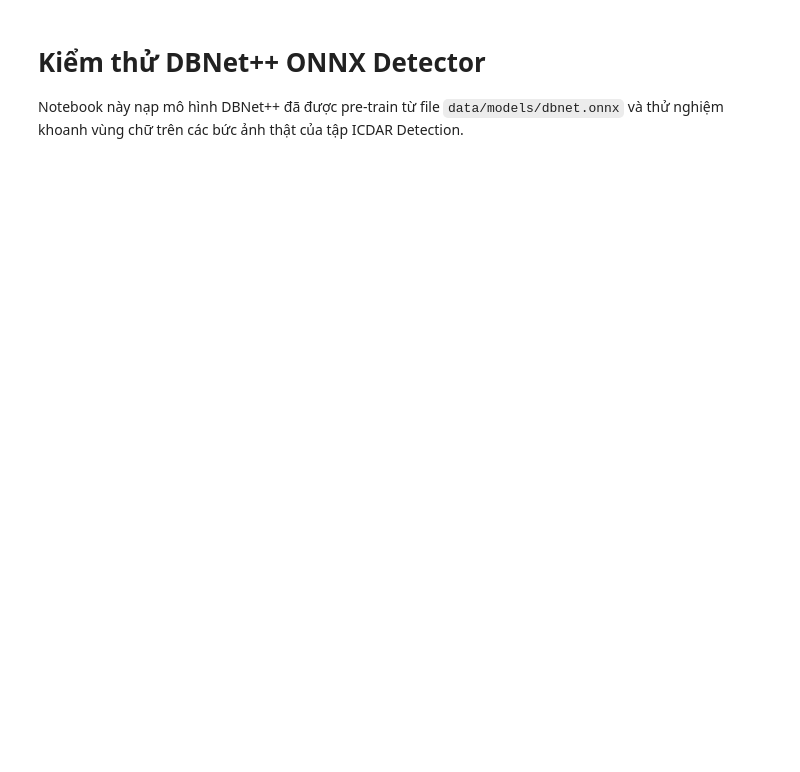
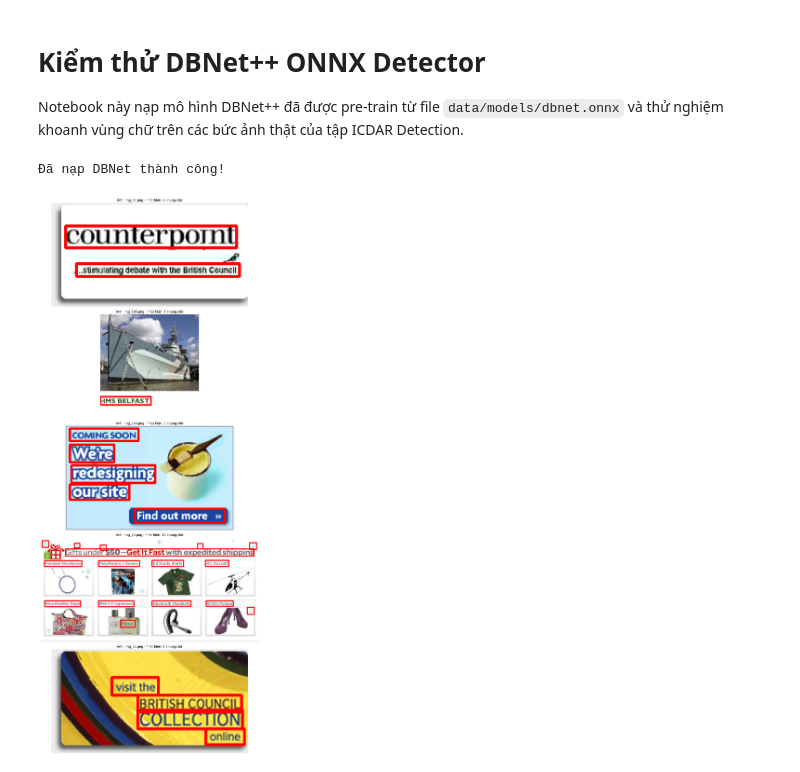
Before and after one commit to nbngoc123/screen-ocr, a Jupyter notebook: notebooks/dbnet_test.ipynb, the cells around one changed output. Drawn from its saved outputs; the diff is of its cells as text; code cells hidden in the pictures; blank space fills up the shorter version.

```diff
--- a/notebooks/dbnet_test.ipynb
+++ b/notebooks/dbnet_test.ipynb
@@ -25,34 +25,35 @@ print("Đã nạp DBNet thành công!")
 # 2. Lấy danh sách ảnh thật từ tập ICDAR Detection
 img_files = glob.glob('data/raw/Detection/imgs/*.png') + glob.glob('data/raw/Detection/imgs/*.jpg')
 random.seed(42) # Set seed để kết quả ra giống nhau mỗi lần chạy, bạn có thể xóa dòng này để random thực sự
 random.shuffle(img_files)
 
 # 3. Chạy test trên 3 ảnh ngẫu nhiên
 num_test = 5
 plt.figure(figsize=(15, 6 * num_test))
 
 for i in range(num_test):
     img_path = img_files[i]
     img = cv2.imread(img_path)
 
     if img is None:
         continue
 
-    # Inference (sẽ tự động áp dụng các tham số như unclip_ratio, min_padding từ configs/default.yaml)
+    # Inference (sẽ tự động áp dụng unclip_ratio=3.0 từ configs/default.yaml)
     boxes = detector.detect(img)
 
-    # Vẽ hộp bao và hiển thị độ tin cậy (score) lên ảnh
+    # Vẽ hộp bao lên ảnh
     for b in boxes:
         cv2.rectangle(img, (b.x1, b.y1), (b.x2, b.y2), (0, 0, 255), 2)
-        # Hiển thị điểm score màu xanh lá phía trên box
-        cv2.putText(img, f"{b.confidence:.2f}", (b.x1, max(10, b.y1 - 5)), cv2.FONT_HERSHEY_SIMPLEX, 0.5, (0, 255, 0), 1)
 
     img_rgb = cv2.cvtColor(img, cv2.COLOR_BGR2RGB)
 
     plt.subplot(num_test, 1, i+1)
     plt.imshow(img_rgb)
     plt.title(f"Ảnh: {os.path.basename(img_path)} - Phát hiện: {len(boxes)} khung chữ")
     plt.axis('off')
 
 plt.tight_layout()
 plt.show()
+# %% [output]
+Đã nạp DBNet thành công!
+[figure, added]
```
Also changed, not shown: 20 other files.
